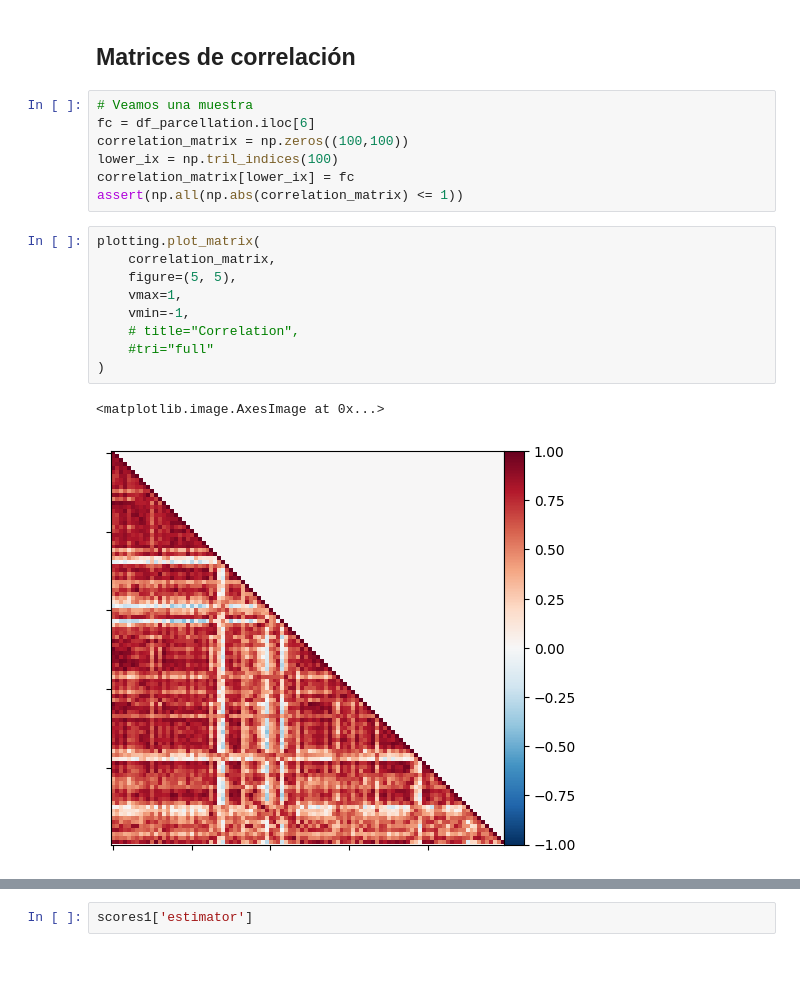
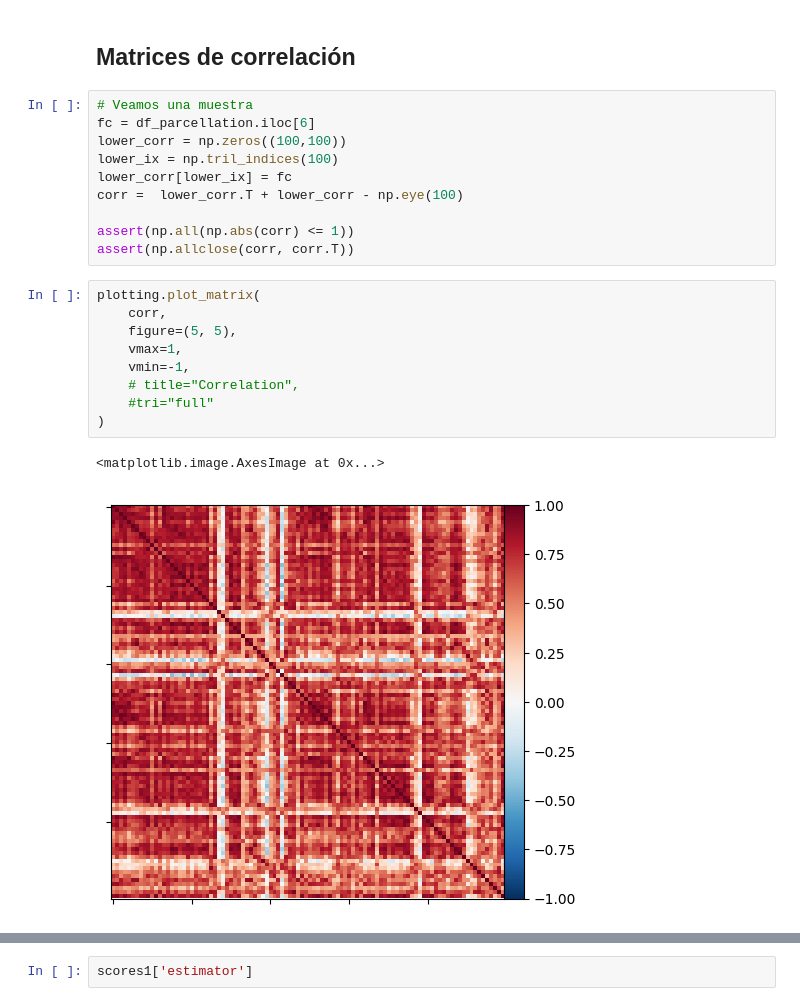
Before and after one commit to nicomastro/NeuroEmotions, a Jupyter notebook: notebooks/fc_analysis.ipynb, the cells around one changed output, grey strips where cells are left out. Saved outputs shown, nothing was run; the diff lists cells and outputs as text; blank space fills up the shorter version.

```diff
--- a/notebooks/fc_analysis.ipynb
+++ b/notebooks/fc_analysis.ipynb
@@ -40,19 +38,22 @@ KeyboardInterrupt:
 # %%
 # Veamos una muestra
 fc = df_parcellation.iloc[6]
-correlation_matrix = np.zeros((100,100))
+lower_corr = np.zeros((100,100))
 lower_ix = np.tril_indices(100)
-correlation_matrix[lower_ix] = fc
-assert(np.all(np.abs(correlation_matrix) <= 1))
+lower_corr[lower_ix] = fc
+corr =  lower_corr.T + lower_corr - np.eye(100)
+
+assert(np.all(np.abs(corr) <= 1))
+assert(np.allclose(corr, corr.T))
 # %%
 plotting.plot_matrix(
-    correlation_matrix,
+    corr,
     figure=(5, 5),
     vmax=1,
     vmin=-1,
     # title="Correlation",
     #tri="full"
 )
 # %% [output]
 <matplotlib.image.AxesImage at 0x...>
-[figure, old version]
+[figure, new version]
```
Also changed, not shown: parts of 21 cells of this notebook.
